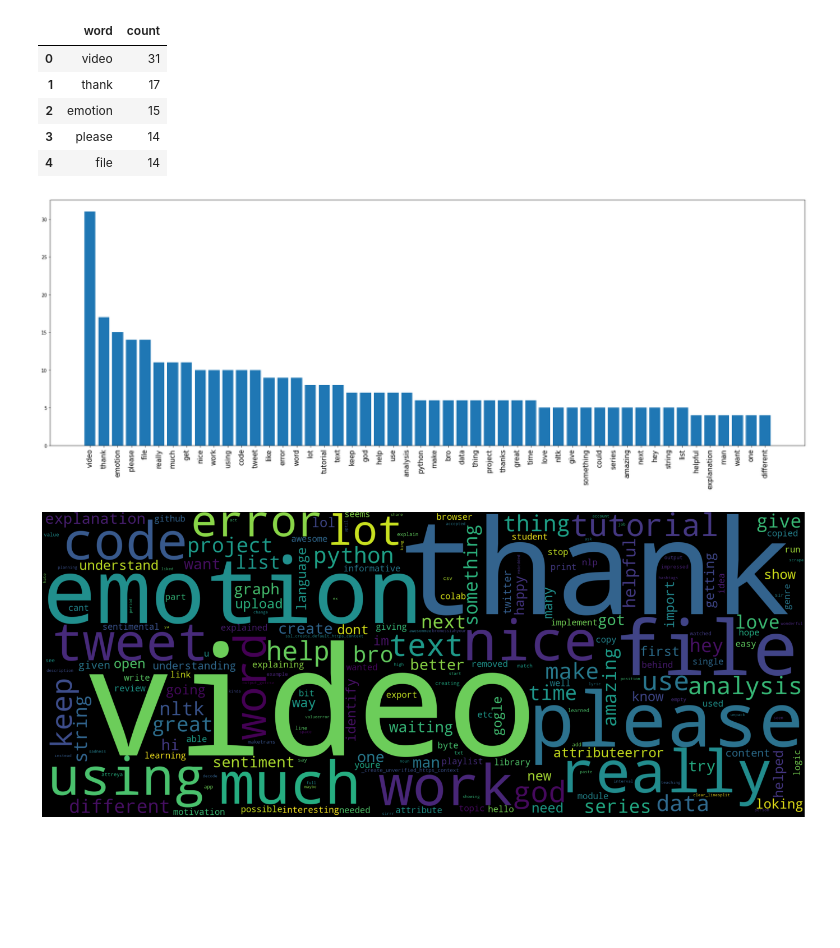
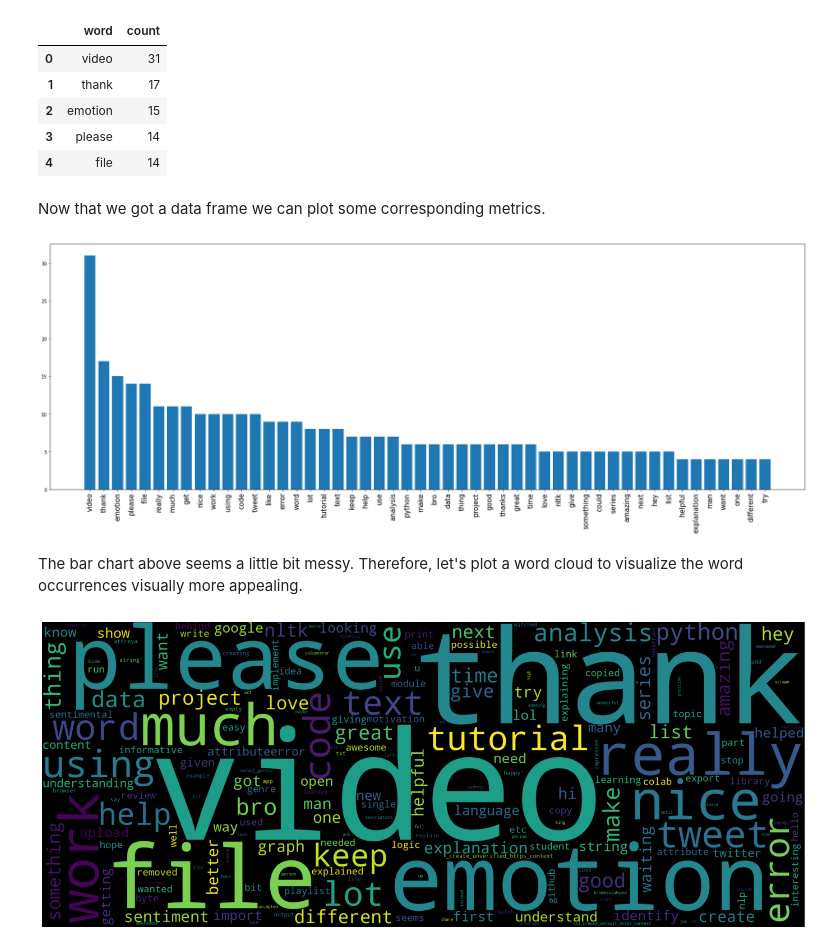
Before and after one commit to Gleethos/youtube-sentiment-analysis, a Jupyter notebook: data-visualizing.ipynb, the cells around one changed output. Drawn from its saved outputs; the diff is of its cells as text; code cells hidden in the pictures; blank space fills up the shorter version.

```diff
--- a/data-visualizing.ipynb
+++ b/data-visualizing.ipynb
@@ -77,5 +136,7 @@ plt.show()
 # %%
 # get comment data
+
+import string
 
 words = []
 comments = []
@@ -109,10 +170,9 @@ with driver.session() as session:
                     .replace('*', '')
                     .replace('(', '')
                     .replace(')', '')
-                    .replace('\'', '')
-                    .replace('gogle', 'google') # this spelling mistakes annoys me xD
+                    .translate(string.punctuation)
                     .replace('    ', ' ').replace('   ', ' ').replace('  ', ' ')
-                    .replace('oooo','o').replace('oooo','o').replace('ooo','o').replace('oo','o')
+                    .replace('oooo','o').replace('oooo','o').replace('ooo','o')
                     .split()
         )
 
@@ -129,35 +193,25 @@ import nltk
 # because nltk is used in pySpark context, it has to be installed as: sudo -H pip install nltk
 
 # download necessary files
-nltk.download('stopwords')
-nltk.download('wordnet')
+nltk.download('stopwords', quiet=True)
+nltk.download('wordnet', quiet=True)
 
-stemmer = nltk.stem.snowball.EnglishStemmer()
 lemmatizer = nltk.stem.WordNetLemmatizer()
 
-# remove stop words
 english_stop_words = nltk.corpus.stopwords.words('english')
 english_stop_words.append('u')
 print("example english stop words:", english_stop_words[:5])
 
-#words = [stemmer.stem(word) for word in words] # transform each word to root form
-
 sc = SparkContext.getOrCreate()
 wordsRDD = sc.parallelize(words, 6)
 
-wordsRDD = (wordsRDD
+clean_words_ordered_by_count = (wordsRDD
             .filter(lambda word: not(word in english_stop_words)) # filter out stop words
-            #.map(lambda word: stemmer.stem(word), 'v') # tranform each word to its root form
             .map(lambda word: lemmatizer.lemmatize(word)) # lemmatize each word
             .map(lambda word : (word,1))
             .reduceByKey( lambda a, b : a+b )
-            .sortBy(lambda x : x[1]) # sort by word_count
+            .sortBy(lambda x : x[1], ascending=False) # sort by word_count
+            .collect()
            )
-
-clean_words_ordered_by_count = wordsRDD.takeOrdered(50, lambda x: -x[1]) # take specific amount descending
-
-clean_words = wordsRDD.collect() # needed later for word cloud
-
-
 sc.stop()
 # %% [output]
@@ -179,33 +229,34 @@ word_df.head()
 | 2 | emotion | 15 |
 | 3 | please | 14 |
 | 4 | file | 14 |
+# %% [markdown]
+Now that we got a data frame we can plot some corresponding metrics.
 # %%
 plt.figure(figsize=(30, 10))
-plt.bar(word_df['word'], word_df['count'])
+plt.bar(word_df['word'].iloc[0:50], word_df['count'].iloc[0:50]) # only show first fifty entries, otherwise the bar chart would be unreadable
 plt.xticks(rotation=90, size=15)
 plt.show()
 # %% [output]
-[figure, old version]
+[figure, new version]
+# %% [markdown]
+The bar chart above seems a little bit messy. Therefore, let's plot a word cloud to visualize the word occurrences visually more appealing.
 # %%
 from wordcloud import WordCloud
-
-# create data frame for clean words
-word_df = pd.DataFrame(clean_words, columns=['word', 'count'])
 
 word_string = ""
 
 # create string of dataframe for our wordcloud
 # append words according to word_count to bias word cloud
 for row in word_df.itertuples():
     for i in range(row[2]): # row[2] contains the word_count
         word_string += row[1] + " " # row[1] contains the actual word
 
 wordcloud = WordCloud(collocations=False, width=2500, height=1000).generate(word_string)
 
-plt.figure(figsize = (25, 10))
+plt.figure(figsize = (25, 10)) # figsize must have the same ratio as width and height in WordCloud
 plt.imshow(wordcloud)
 
 plt.axis("off")
 plt.show()
 # %% [output]
-[figure, old version]
+[figure, new version]
```
Also changed, not shown: parts of 19 cells of this notebook.
